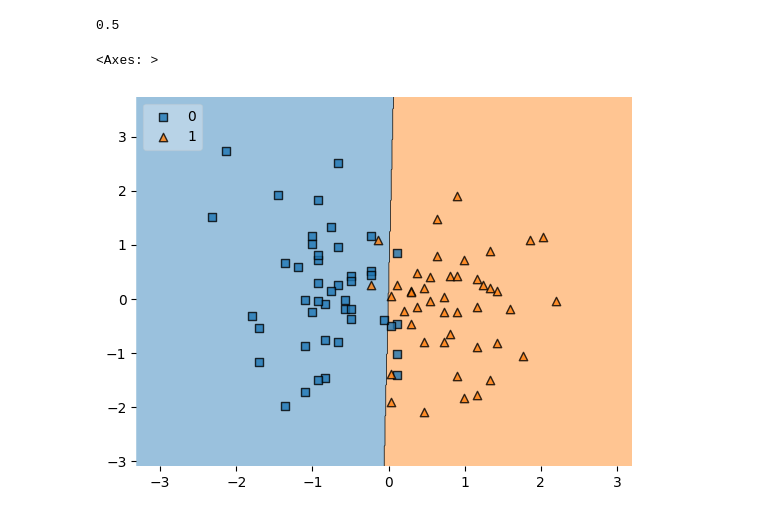
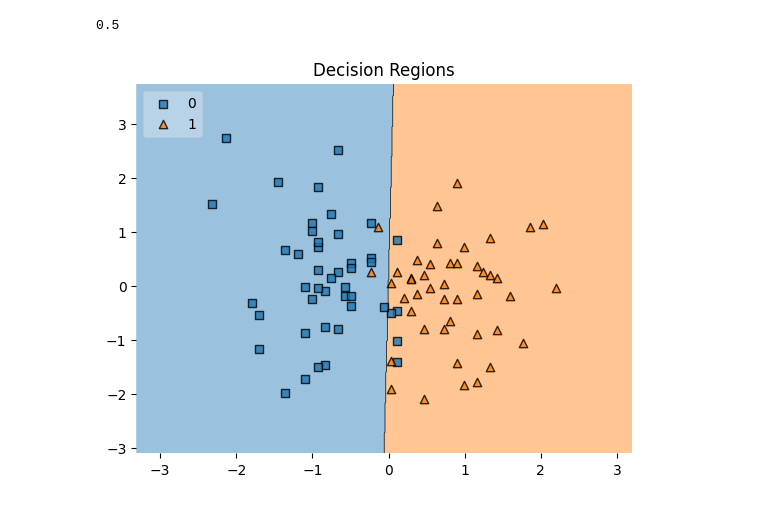
Before and after one commit to keshav2603/ai-ml-basic, a Jupyter notebook: toy-project/placement.ipynb, the cells around one changed output. Drawn from its saved outputs; the diff is of its cells as text; code cells hidden in the pictures.

```diff
--- a/toy-project/placement.ipynb
+++ b/toy-project/placement.ipynb
@@ -144,6 +145,8 @@ accuracy_score(y_test,y_predict)
 0.5
 # %%
 plot_decision_regions(x_train,y_train.values,clf=clf ,legend=2)
+plt.title("Decision Regions")  # Optional title
+plt.savefig("decision_regions.png")  # Save the figure
+plt.show()  # Optional: display the plot
 # %% [output]
-<Axes: >
-[figure, old version]
+[figure, new version]
```
Also changed, not shown: parts of 1 cell of this notebook, 2 other files.
